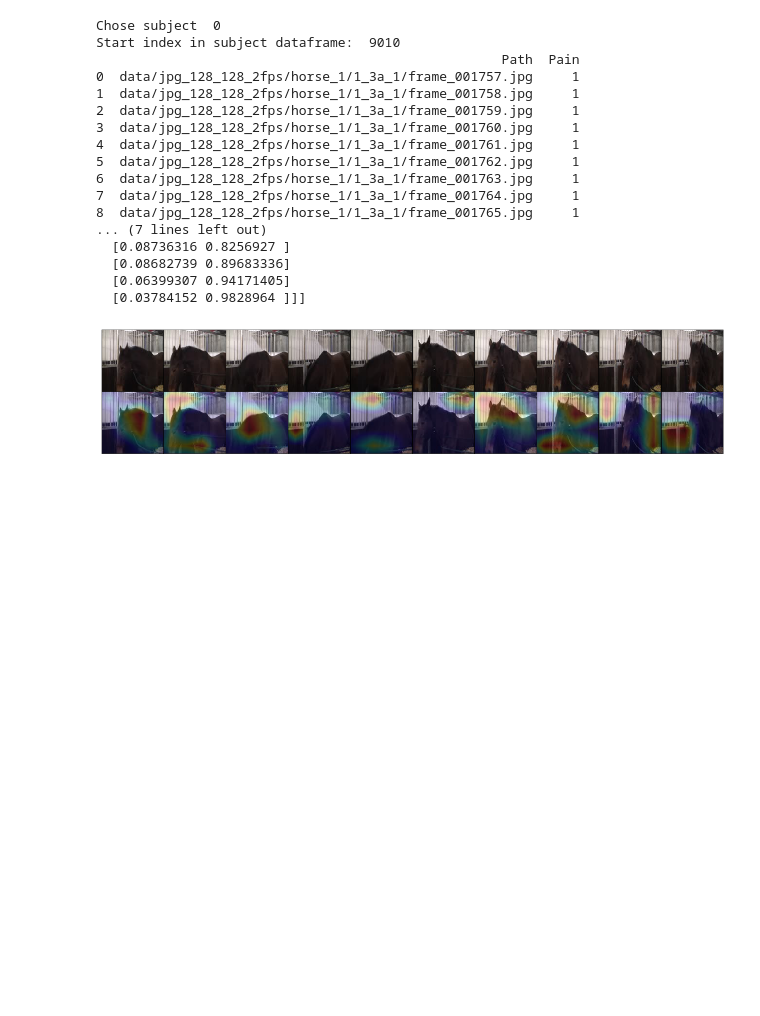
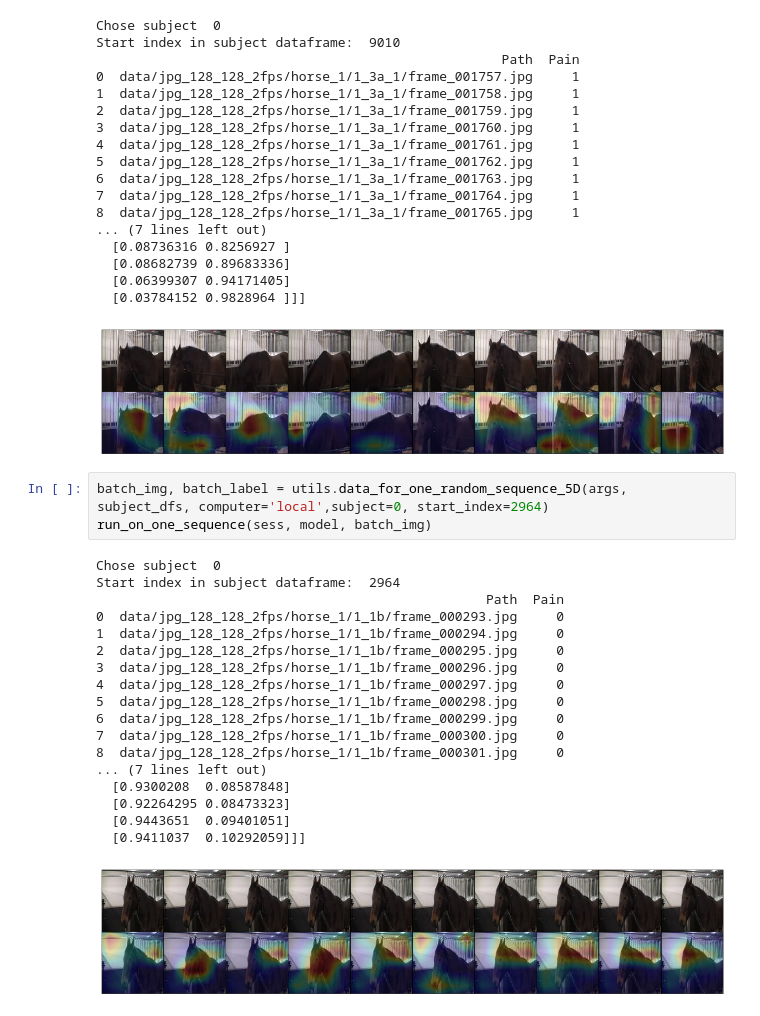
Before and after one commit to sofiabroome/painface-recognition, a Jupyter notebook: notebooks/gradcam_rodriguez_t0.ipynb, the cells around one changed output. Drawn from its saved outputs; the diff is of its cells as text; blank space fills up the shorter version.

```diff
--- a/notebooks/gradcam_rodriguez_t0.ipynb
+++ b/notebooks/gradcam_rodriguez_t0.ipynb
@@ -234,3 +283,25 @@ Start index in subject dataframe:  9010
   [0.06399307 0.94171405]
   [0.03784152 0.9828964 ]]]
 [figure]
+# %%
+batch_img, batch_label = utils.data_for_one_random_sequence_5D(args, subject_dfs, computer='local',subject=0, start_index=2964)
+run_on_one_sequence(sess, model, batch_img)
+# %% [output]
+Chose subject  0
+Start index in subject dataframe:  2964
+                                                  Path  Pain
+0  data/jpg_128_128_2fps/horse_1/1_1b/frame_000293.jpg     0
+1  data/jpg_128_128_2fps/horse_1/1_1b/frame_000294.jpg     0
+2  data/jpg_128_128_2fps/horse_1/1_1b/frame_000295.jpg     0
+3  data/jpg_128_128_2fps/horse_1/1_1b/frame_000296.jpg     0
+4  data/jpg_128_128_2fps/horse_1/1_1b/frame_000297.jpg     0
+5  data/jpg_128_128_2fps/horse_1/1_1b/frame_000298.jpg     0
+6  data/jpg_128_128_2fps/horse_1/1_1b/frame_000299.jpg     0
+7  data/jpg_128_128_2fps/horse_1/1_1b/frame_000300.jpg     0
+8  data/jpg_128_128_2fps/horse_1/1_1b/frame_000301.jpg     0
+... (7 lines left out)
+  [0.9300208  0.08587848]
+  [0.92264295 0.08473323]
+  [0.9443651  0.09401051]
+  [0.9411037  0.10292059]]]
+[figure, added]
```
Also changed, not shown: parts of 9 cells of this notebook, 7 other files.
